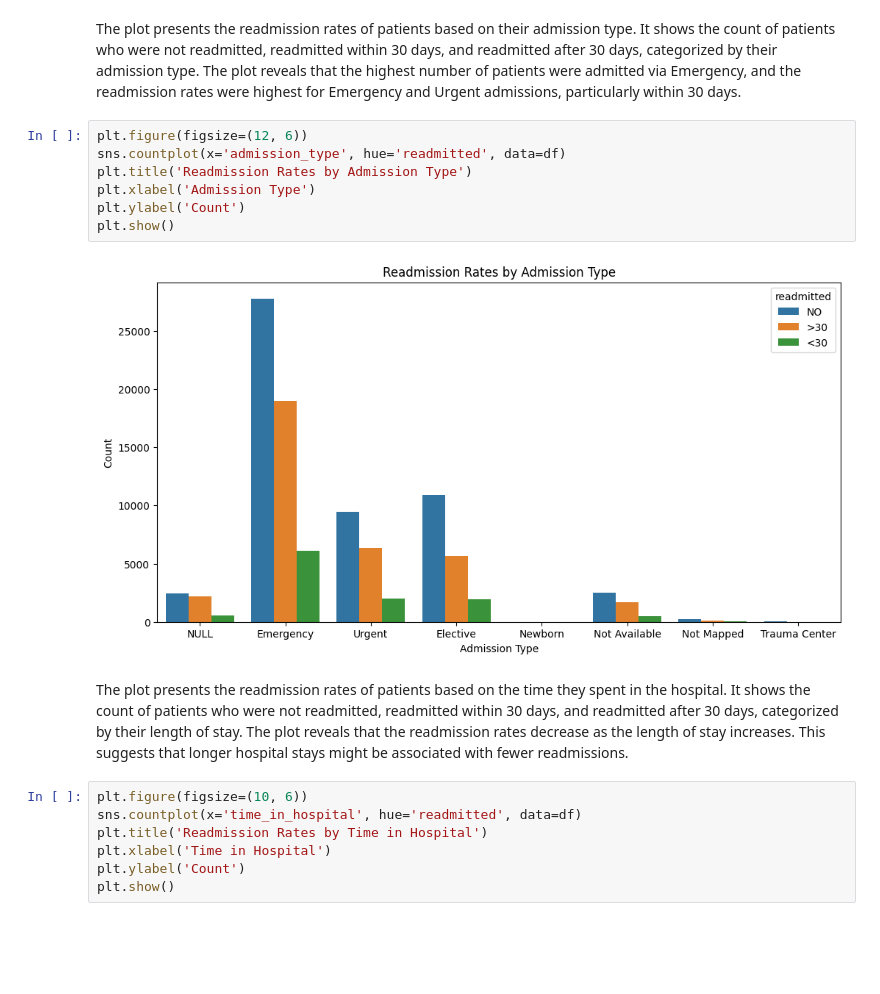
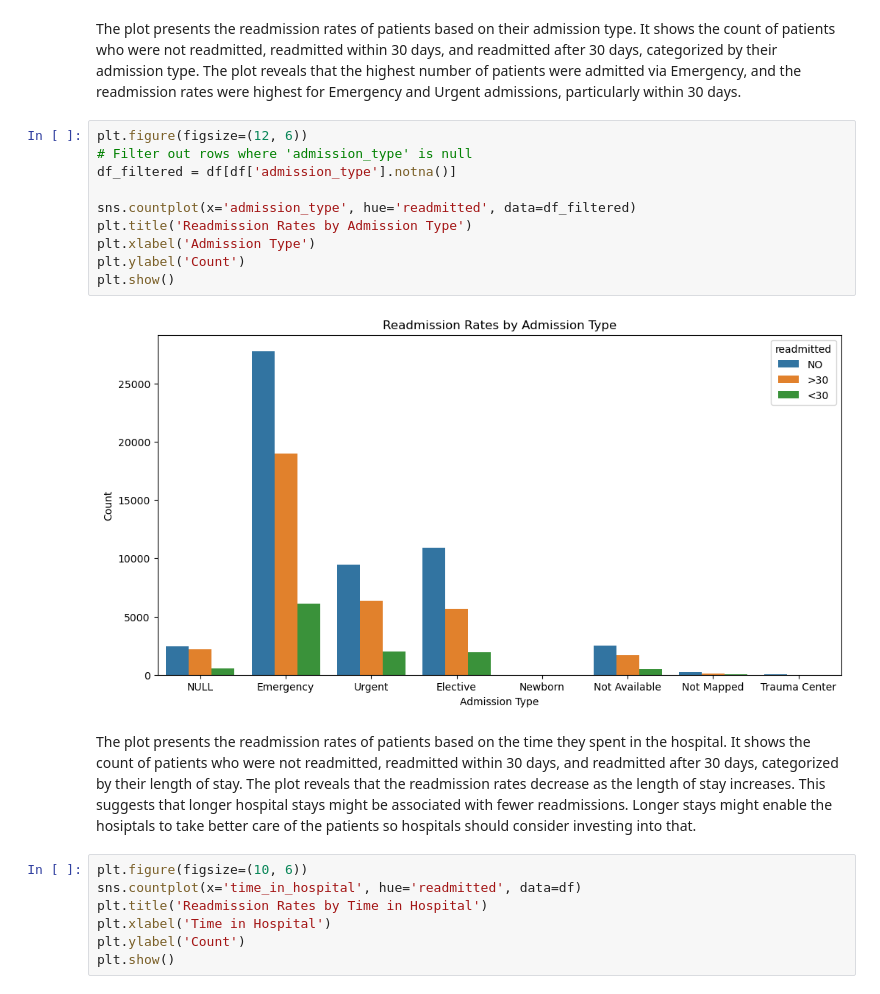
Before and after one commit to cs418-fa24/project-check-in-team-7, a Jupyter notebook: patient_readmission_ML_Modelling.ipynb, the cells around one changed output. Drawn from its saved outputs; the diff is of its cells as text; blank space fills up the shorter version.

```diff
--- a/patient_readmission_ML_Modelling.ipynb
+++ b/patient_readmission_ML_Modelling.ipynb
@@ -483,15 +324,18 @@ plt.show()
 The plot presents the readmission rates of patients based on their admission type. It shows the count of patients who were not readmitted, readmitted within 30 days, and readmitted after 30 days, categorized by their admission type. The plot reveals that the highest number of patients were admitted via Emergency, and the readmission rates were highest for Emergency and Urgent admissions, particularly within 30 days.
 # %%
 plt.figure(figsize=(12, 6))
-sns.countplot(x='admission_type', hue='readmitted', data=df)
+# Filter out rows where 'admission_type' is null
+df_filtered = df[df['admission_type'].notna()]
+
+sns.countplot(x='admission_type', hue='readmitted', data=df_filtered)
 plt.title('Readmission Rates by Admission Type')
 plt.xlabel('Admission Type')
 plt.ylabel('Count')
 plt.show()
 # %% [output]
-[figure, old version]
+[figure, new version]
 # %% [markdown]
-The plot presents the readmission rates of patients based on the time they spent in the hospital. It shows the count of patients who were not readmitted, readmitted within 30 days, and readmitted after 30 days, categorized by their length of stay. The plot reveals that the readmission rates decrease as the length of stay increases. This suggests that longer hospital stays might be associated with fewer readmissions.
+The plot presents the readmission rates of patients based on the time they spent in the hospital. It shows the count of patients who were not readmitted, readmitted within 30 days, and readmitted after 30 days, categorized by their length of stay. The plot reveals that the readmission rates decrease as the length of stay increases. This suggests that longer hospital stays might be associated with fewer readmissions. Longer stays might enable the hosiptals to take better care of the patients so hospitals should consider investing into that.
 # %%
 plt.figure(figsize=(10, 6))
 sns.countplot(x='time_in_hospital', hue='readmitted', data=df)
```
Also changed, not shown: parts of 22 cells of this notebook.
